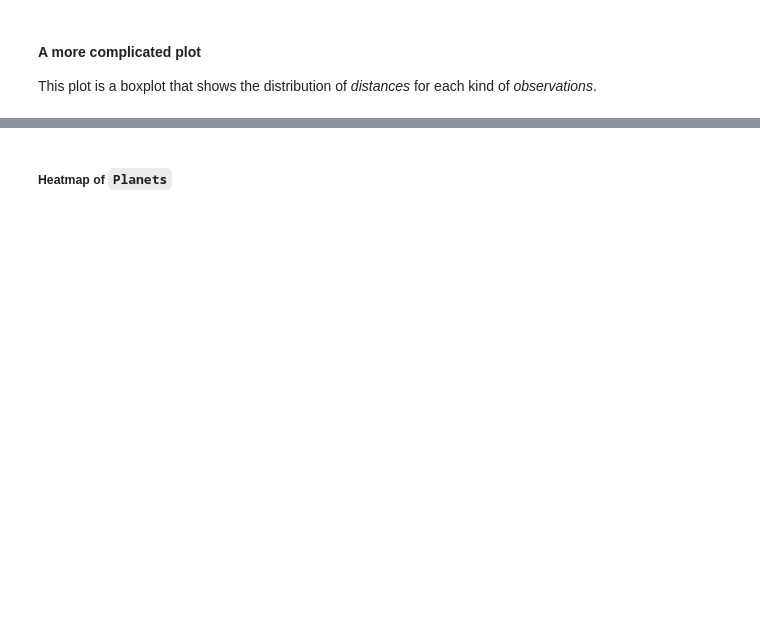
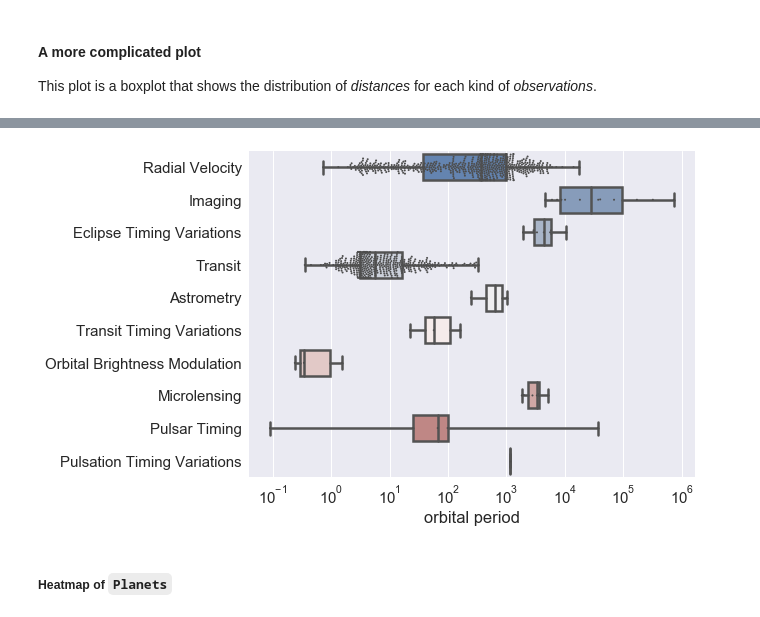
Before and after one commit to ajitDS/vidl_data_viz, a Jupyter notebook: iPython_Notebooks/2017_11/1.0-VC-Visualization_using-Seaborn_and_Matplotlib.ipynb, the cells around one changed output, grey strips where cells are left out. Saved outputs shown, nothing was run; the diff lists cells and outputs as text; code cells hidden in the pictures; blank space fills up the shorter version.

```diff
--- a/iPython_Notebooks/2017_11/1.0-VC-Visualization_using-Seaborn_and_Matplotlib.ipynb
+++ b/iPython_Notebooks/2017_11/1.0-VC-Visualization_using-Seaborn_and_Matplotlib.ipynb
@@ -325,3 +425,27 @@ sns.despine(trim=True, left=True)
+# %%
+### Now try it with other columns instead of 'distance', e.g. mass, year, etc.
+
+### From https://seaborn.pydata.org/examples/horizontal_boxplot.html
+import warnings
+warnings.filterwarnings('ignore')
+
+# Initialize the figure with a logarithmic x axis
+f, ax = plt.subplots(figsize=(8, 6))
+ax.set_xscale("log")
+
+sns.boxplot(x="orbital period", y="method", data=planets,
+            whis=np.inf, palette="vlag")
+
+# Add in points to show each observation
+sns.swarmplot(x="orbital period", y="method", data=planets,
+              size=2, color=".3", linewidth=0)
+
+# Tweak the visual presentation
+ax.xaxis.grid(True)
+ax.set(ylabel="")
+sns.despine(trim=True, left=True)
+# %% [output]
+[figure, added]
 # %% [markdown]
 ##### Heatmap of `Planets`
 # %%
```
Also changed, not shown: parts of 30 cells of this notebook, 4 other files.
